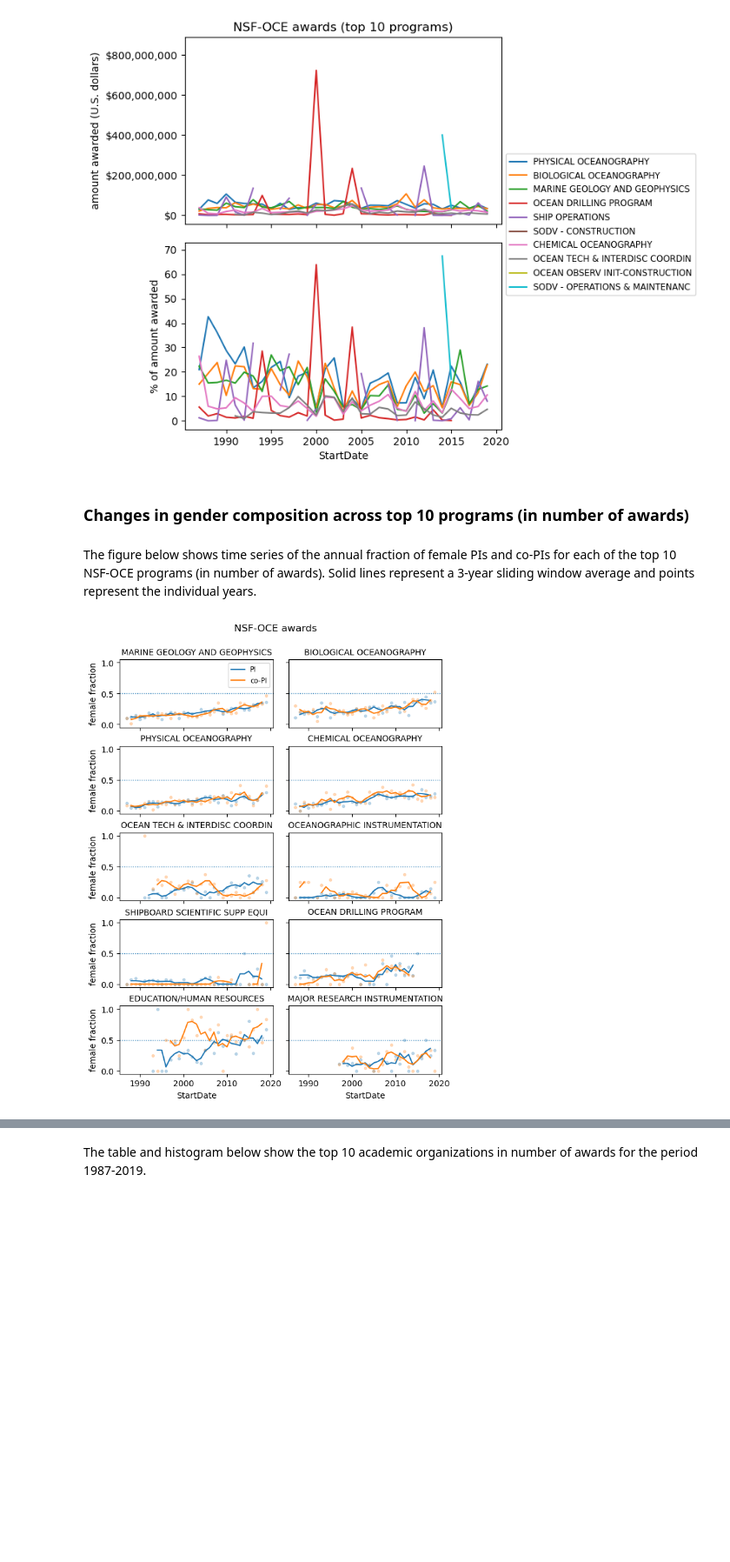
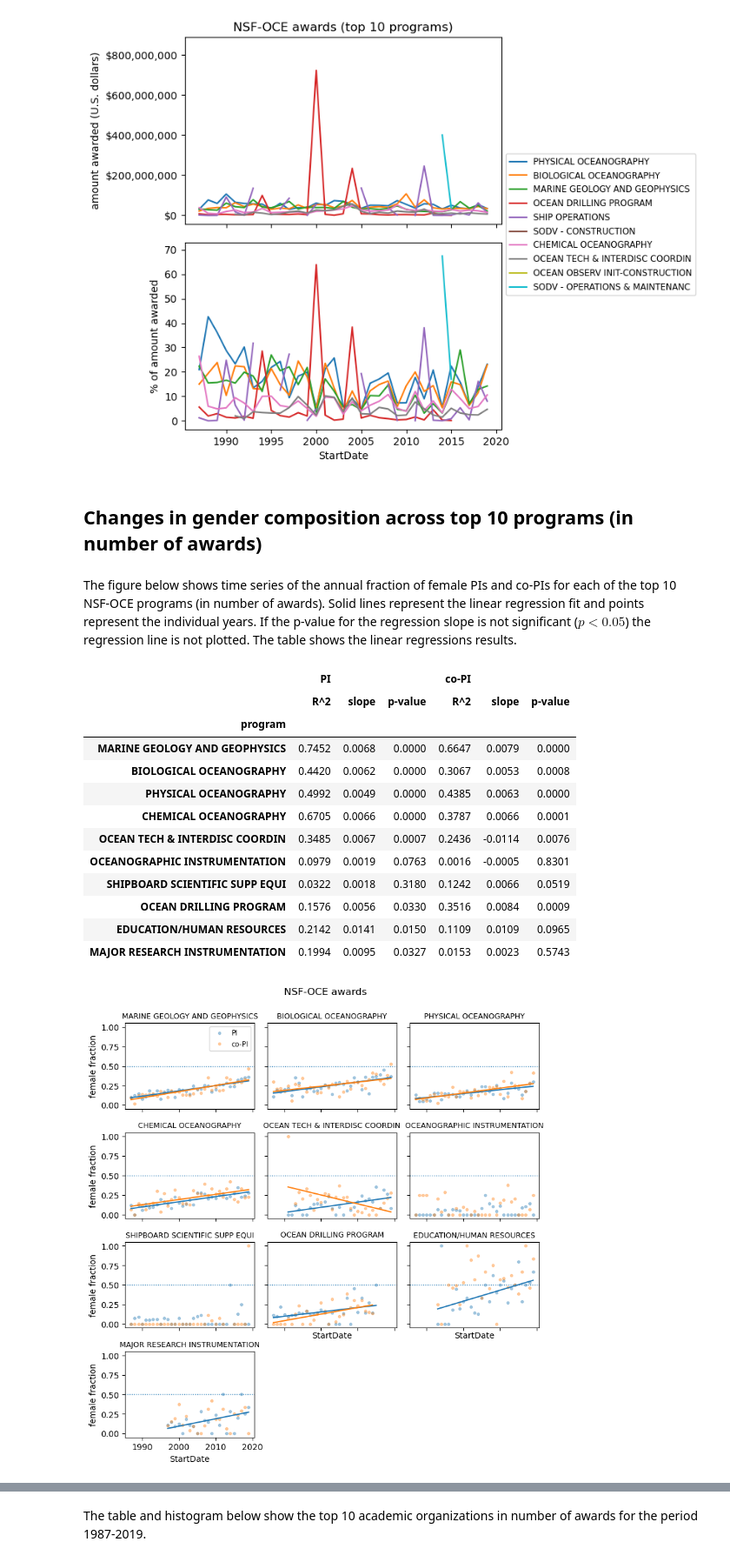
Before and after one commit to idlima/nsf-oce-gender, a Jupyter notebook: 05_analysis.ipynb, the cells around one changed output, grey strips where cells are left out. Shown at 87% size. Saved outputs shown, nothing was run; the diff lists cells and outputs as text; code cells hidden in the pictures; blank space fills up the shorter version.

Commit message:
Expand regression analysis to NSF programs, academic institutions and research topics.

```diff
--- a/05_analysis.ipynb
+++ b/05_analysis.ipynb
@@ -212,0 +217,18 @@ strong multicollinearity or other numerical problems.
+# %%
+df  = pd.concat([df_pi,df_copi]).reset_index()
+lreg_all, X = linreg(df.year, df.fem_frac)
+fig, ax = plt.subplots()
+_ = ax.plot(df_pi.index, df_pi.fem_frac,'.', label='PI')
+_ = ax.plot(df_copi.index, df_copi.fem_frac,'.', label='co-PI')
+_ = ax.plot(df.year, lreg_all.predict(X))
+_ = ax.legend(loc='lower right')
+p, slope, rsquared = lreg_all.pvalues[1], lreg_all.params[1], lreg_all.rsquared
+a, b = lreg_all.params
+title = '$y = {:.3f} + {:.2g}\,x$'.format(a, b)
+_ = ax.text(0.025,0.95, '$p={:.2g}$'.format(p), transform=ax.transAxes, ha='left',
+            va='center', fontsize=9)
+_ = ax.text(0.025,0.88, '$R^2={:.3g}$'.format(rsquared), transform=ax.transAxes, ha='left',
+            va='center', fontsize=9)
+_ = ax.text(0.025,0.81, 'slope$={:.2g}$'.format(slope), transform=ax.transAxes, ha='left',
+            va='center', fontsize=9)
+_ = ax.set(xlabel='time', ylabel='female fraction', title=title)
@@ -318,42 +340,75 @@ _ = axs[1].set_ylabel('% of amount awarded')
 # %% [output]
 [figure]
 # %% [markdown]
-### Changes in gender composition across top 10 programs (in number of awards)
+## Changes in gender composition across top 10 programs (in number of awards)
 # %% [markdown]
-The figure below shows time series of the annual fraction of female PIs and co-PIs for each of the top 10 NSF-OCE programs (in number of awards). Solid lines represent a 3-year sliding window average and points represent the individual years.
+The figure below shows time series of the annual fraction of female PIs and co-PIs for each of the top 10 NSF-OCE programs (in number of awards). Solid lines represent the linear regression fit and points represent the individual years. If the p-value for the regression slope is not significant ($p<0.05$) the regression line is not plotted. The table shows the linear regressions results.
 # %%
 # female & male fraction of PIs
 df_prog = awards[awards.program.isin(top10_programs.index)]
 df = df_prog.groupby(['program',df_prog.StartDate.dt.year,'PI_gender'])['Abstract'].count().unstack()
 pi_gender_by_program = df.fillna(0).divide(df.sum(axis=1), axis=0)
 
 # female & male fraction of co-PIs
 copi_gender_by_program = pd.DataFrame({'female':
                    df_prog.groupby(['program',df_prog.StartDate.dt.year])['co-PI_female_frac'].mean()})
 copi_gender_by_program['male'] = 1 - copi_gender_by_program.female
 
 # female fraction of PIs & co-PIs
 female_frac_by_program = pd.DataFrame({'PI':pi_gender_by_program['female'],
                                        'co-PI':copi_gender_by_program['female']})
+# female_frac_by_program = female_frac_by_program - 0.5
+nn = 3 # size of moving window (years)
+alpha = 0.35
 
-nn = 3 # size of moving window (years)
-alpha = 0.25
-
-fig, axs = plt.subplots(5, 2, sharex=True, sharey=True, figsize=(7, 9))
+# fig, axs = plt.subplots(5, 2, sharex=True, sharey=True, figsize=(7, 9))
+fig, axs = plt.subplots(4, 3, sharex=True, sharey=True, figsize=(9, 9))
+fig.delaxes(axs[3,1])
+fig.delaxes(axs[3,2])
 fig.subplots_adjust(hspace=0.275, wspace=0.1, top=0.9)
+params = []
 for ax, prog in zip(axs.ravel(), top10_programs.index):
     if prog == 'MARINE GEOLOGY AND GEOPHYSICS':
         legend = True
     else:
         legend=False
-    _ = female_frac_by_program.loc[prog].plot(ax=ax, style=['C0.','C1.'],legend=False, alpha=alpha)
-    _ = female_frac_by_program.loc[prog].rolling(nn, center=True).mean().plot(ax=ax, legend=legend)
-    _ = ax.set_title(prog, fontsize=10)
+    _ = female_frac_by_program.loc[prog].plot(ax=ax, style=['C0.','C1.'],legend=legend, alpha=alpha)
+#     _ = female_frac_by_program.loc[prog].rolling(nn, center=True).mean().plot(ax=ax, legend=legend)
+
+    reg1, X = linreg(female_frac_by_program.loc[prog].index, female_frac_by_program.loc[prog].PI)
+    if reg1.pvalues[1]<0.05:
+        _ = ax.plot(female_frac_by_program.loc[prog].index, reg1.predict(X), 'C0')
+    reg2, X = linreg(female_frac_by_program.loc[prog].dropna().index, female_frac_by_program.loc[prog,'co-PI'].dropna())
+    if reg2.pvalues[1]<0.05:
+        _ = ax.plot(female_frac_by_program.loc[prog].dropna().index, reg2.predict(X), 'C1')
+
+    params.append([reg1.rsquared,reg1.params[1],reg1.pvalues[1],reg2.rsquared,reg2.params[1],reg2.pvalues[1]])
+#     print('{}\n\tPI:\tp={:.3f}, slope={:.4f}, R^2={:.3f}\n\tco-PI:\tp={:.3f}, slope={:.4f}, R^2={:.3f}'.format(prog,reg1.pvalues[1],
+#                                                                                                              reg1.params[1],reg1.rsquared,
+#                                                                                                              reg2.pvalues[1], reg2.params[1],
+#                                                                                                              reg2.rsquared))
+    _ = ax.set_title(prog, fontsize=9)
     x0, x1 = ax.get_xlim()
     _ = ax.hlines(0.5, x0, x1, linestyles='dotted', linewidth=1)
     _ = ax.set_xlim(x0,x1)
-for i in range(5):
+for i in range(4):
     _ = axs[i,0].set_ylabel('female fraction')
 _ = fig.text(0.5,0.95,'NSF-OCE awards', ha='center', va='bottom', fontsize=12)
+
+lr_stats = pd.DataFrame(np.array(params), index=top10_programs.index, columns=[['PI','PI','PI','co-PI','co-PI','co-PI'],['R^2','slope','p-value','R^2','slope','p-value']])
+lr_stats.style.format('{:.4f}', subset=['PI','co-PI'])
 # %% [output]
+|  | PI |  |  | co-PI |  |  |
+|  | R^2 | slope | p-value | R^2 | slope | p-value |
+| program |  |  |  |  |  |  |
+| MARINE GEOLOGY AND GEOPHYSICS | 0.7452 | 0.0068 | 0.0000 | 0.6647 | 0.0079 | 0.0000 |
+| BIOLOGICAL OCEANOGRAPHY | 0.4420 | 0.0062 | 0.0000 | 0.3067 | 0.0053 | 0.0008 |
+| PHYSICAL OCEANOGRAPHY | 0.4992 | 0.0049 | 0.0000 | 0.4385 | 0.0063 | 0.0000 |
+| CHEMICAL OCEANOGRAPHY | 0.6705 | 0.0066 | 0.0000 | 0.3787 | 0.0066 | 0.0001 |
+| OCEAN TECH & INTERDISC COORDIN | 0.3485 | 0.0067 | 0.0007 | 0.2436 | -0.0114 | 0.0076 |
+| OCEANOGRAPHIC INSTRUMENTATION | 0.0979 | 0.0019 | 0.0763 | 0.0016 | -0.0005 | 0.8301 |
+| SHIPBOARD SCIENTIFIC SUPP EQUI | 0.0322 | 0.0018 | 0.3180 | 0.1242 | 0.0066 | 0.0519 |
+| OCEAN DRILLING PROGRAM | 0.1576 | 0.0056 | 0.0330 | 0.3516 | 0.0084 | 0.0009 |
+| EDUCATION/HUMAN RESOURCES | 0.2142 | 0.0141 | 0.0150 | 0.1109 | 0.0109 | 0.0965 |
+| MAJOR RESEARCH INSTRUMENTATION | 0.1994 | 0.0095 | 0.0327 | 0.0153 | 0.0023 | 0.5743 |
-[figure, old version]
+[figure, new version]
```
Also changed, not shown: parts of 28 cells of this notebook.
